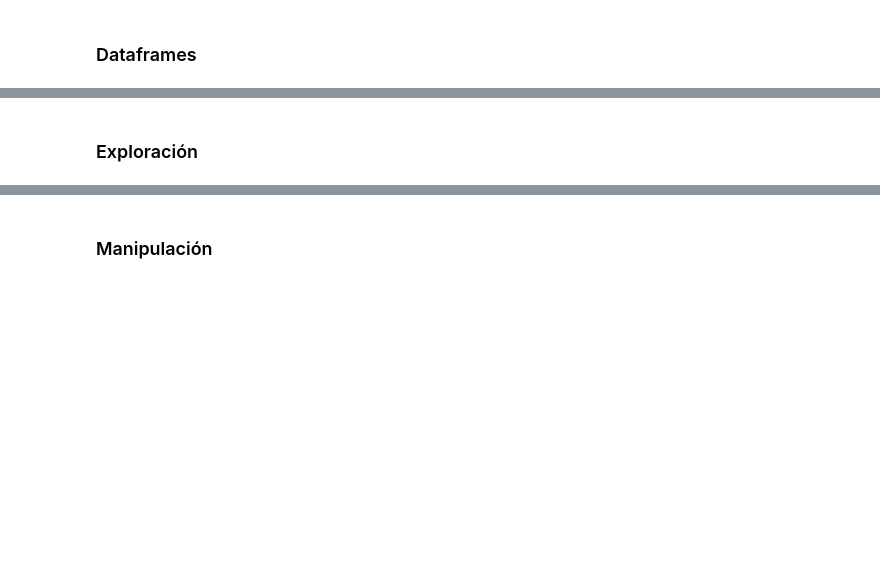
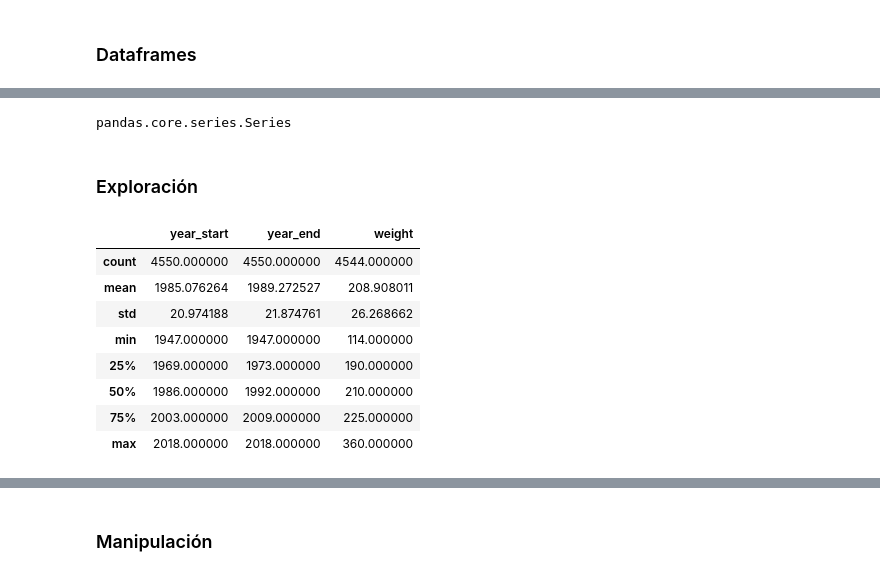
Before and after one commit to sebastiandres/mat281_m01_introduccion, a Jupyter notebook: 04_numpy_and_pandas/04_numpy_and_pandas.ipynb, the cells around one changed output, grey strips where cells are left out. Saved outputs shown, nothing was run; the diff lists cells and outputs as text; code cells hidden in the pictures; blank space fills up the shorter version.

```diff
--- a/04_numpy_and_pandas/04_numpy_and_pandas.ipynb
+++ b/04_numpy_and_pandas/04_numpy_and_pandas.ipynb
@@ -65,2 +324,18 @@ player_data.head()
+# %%
+type(player_data['birth_date'])
+# %% [output]
+pandas.core.series.Series
 # %% [markdown]
 ### Exploración
+# %%
+player_data.describe()
+# %% [output]
+|  | year_start | year_end | weight |
+| count | 4550.000000 | 4550.000000 | 4544.000000 |
+| mean | 1985.076264 | 1989.272527 | 208.908011 |
+| std | 20.974188 | 21.874761 | 26.268662 |
+| min | 1947.000000 | 1947.000000 | 114.000000 |
+| 25% | 1969.000000 | 1973.000000 | 190.000000 |
+| 50% | 1986.000000 | 1992.000000 | 210.000000 |
+| 75% | 2003.000000 | 2009.000000 | 225.000000 |
+| max | 2018.000000 | 2018.000000 | 360.000000 |
```
Also changed, not shown: parts of 57 cells of this notebook, 2 other files.
